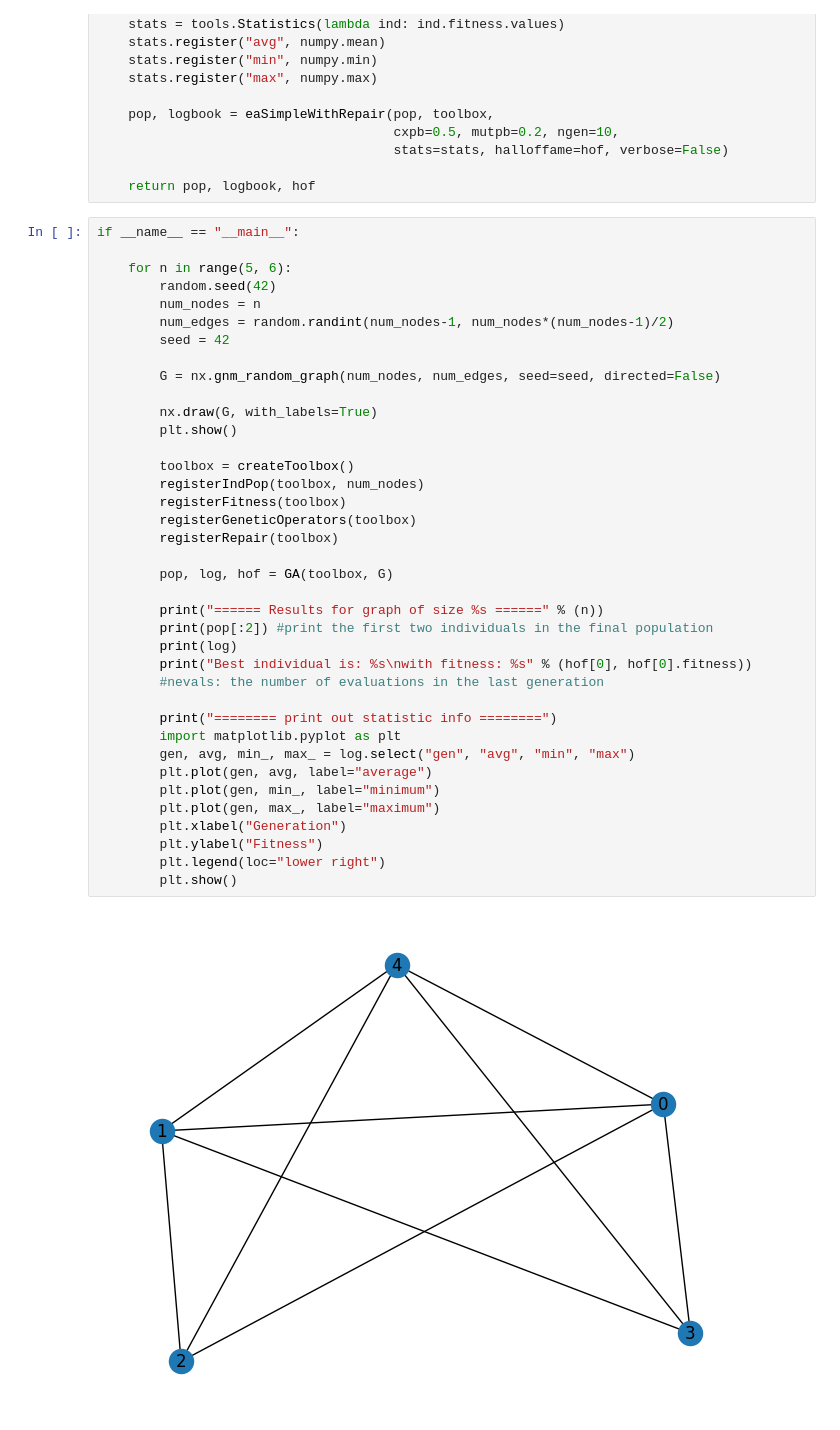
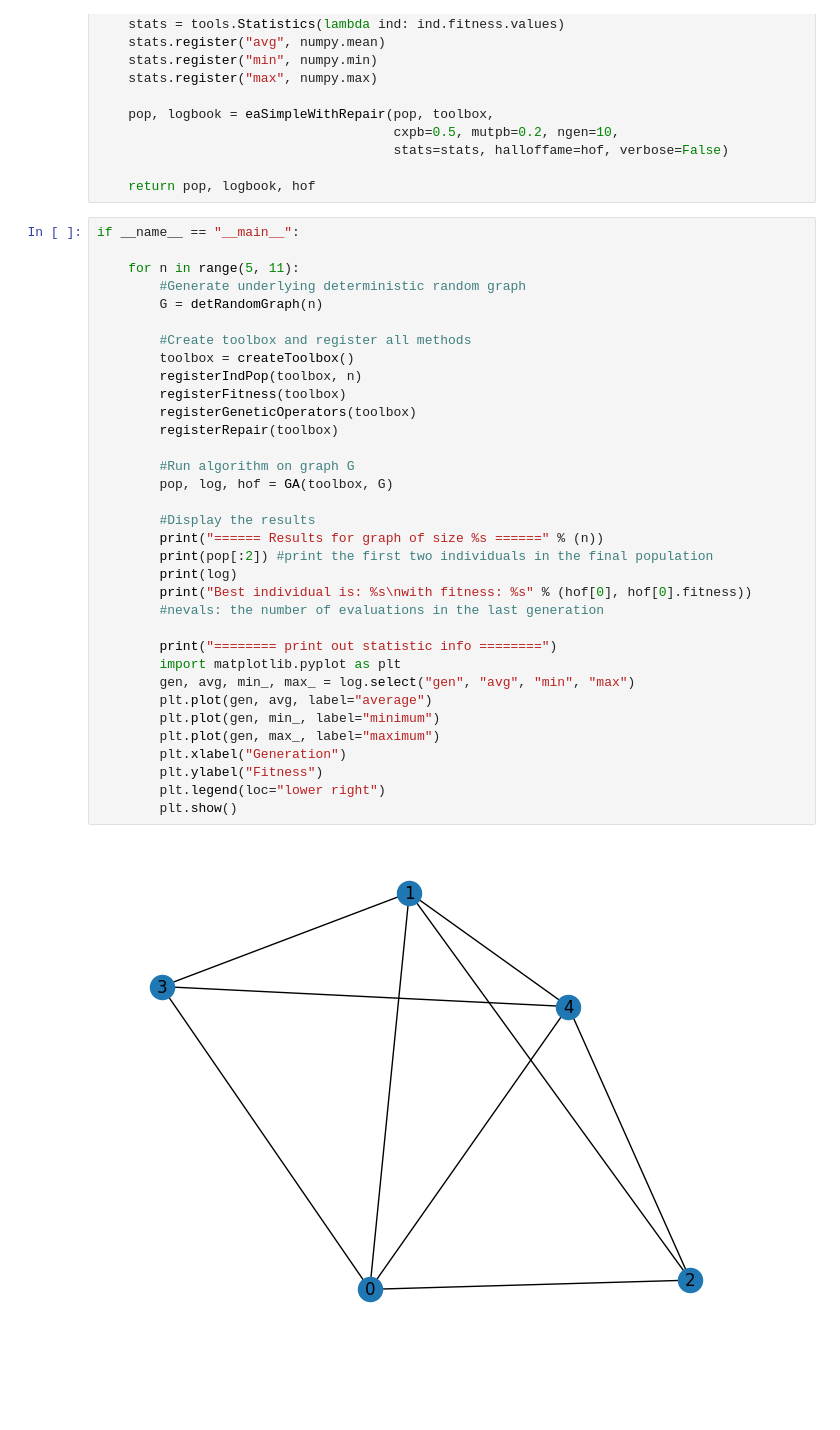
Before and after one commit to hspinos/Evolutionary-Algorithm-MISP, a Jupyter notebook: Code Backup.ipynb, the cells around one changed output. Saved outputs shown, nothing was run; the diff lists cells and outputs as text; blank space fills up the shorter version.

Commit message:
Update graph

```diff
--- a/Code Backup.ipynb
+++ b/Code Backup.ipynb
@@ -164,43 +168,39 @@ def GA(toolbox, G):
 # %%
 if __name__ == "__main__":
 
-    for n in range(5, 6):
-        random.seed(42)
-        num_nodes = n
-        num_edges = random.randint(num_nodes-1, num_nodes*(num_nodes-1)/2)
-        seed = 42
+    for n in range(5, 11):
+        #Generate underlying deterministic random graph
+        G = detRandomGraph(n)
 
-        G = nx.gnm_random_graph(num_nodes, num_edges, seed=seed, directed=False)
-
-        nx.draw(G, with_labels=True)
-        plt.show()
-
+        #Create toolbox and register all methods
         toolbox = createToolbox()
-        registerIndPop(toolbox, num_nodes)
+        registerIndPop(toolbox, n)
         registerFitness(toolbox)
         registerGeneticOperators(toolbox)
         registerRepair(toolbox)
 
+        #Run algorithm on graph G
         pop, log, hof = GA(toolbox, G)
 
+        #Display the results
         print("====== Results for graph of size %s ======" % (n))
         print(pop[:2]) #print the first two individuals in the final population
         print(log)
         print("Best individual is: %s\nwith fitness: %s" % (hof[0], hof[0].fitness))
         #nevals: the number of evaluations in the last generation
 
         print("======== print out statistic info ========")
         import matplotlib.pyplot as plt
         gen, avg, min_, max_ = log.select("gen", "avg", "min", "max")
         plt.plot(gen, avg, label="average")
         plt.plot(gen, min_, label="minimum")
         plt.plot(gen, max_, label="maximum")
         plt.xlabel("Generation")
         plt.ylabel("Fitness")
         plt.legend(loc="lower right")
         plt.show()
 # %% [output]
-[figure, old version]
+[figure, new version]
 ====== Results for graph of size 5 ======
 [[0, 0, 1, 1, 0], [0, 0, 1, 1, 0]]
 gen     nevals  avg     min     max
```
Also changed, not shown: parts of 2 cells of this notebook, 1 other file.
